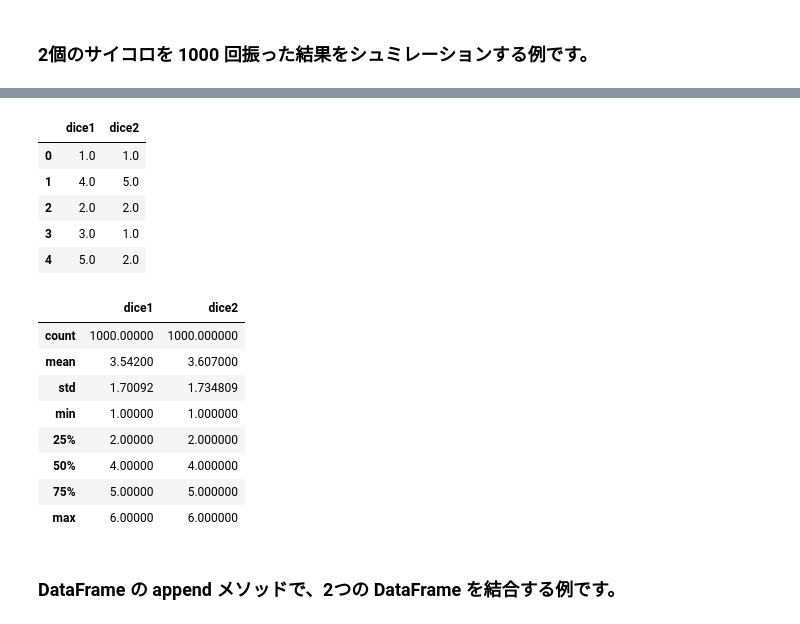
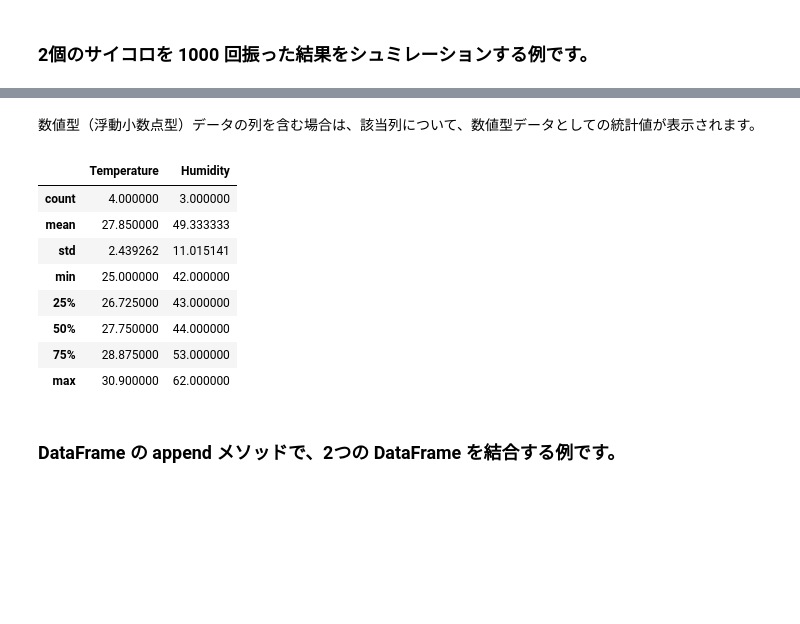
Before and after one commit to enakai00/numpy-pandas-tutorial, a Jupyter notebook: 05-pandas DataFrame-01.ipynb, the cells around one changed output, grey strips where cells are left out. Cells and saved outputs as stored; diff of their text form; code cells hidden in the pictures; blank space fills up the shorter version.

```diff
--- a/05-pandas DataFrame-01.ipynb
+++ b/05-pandas DataFrame-01.ipynb
@@ -138,29 +140,17 @@ diceroll.describe()
-# %%
-diceroll = DataFrame(columns=['dice1', 'dice2'])
-for i in range(1000):
-    diceroll = diceroll.append(
-        Series(list(map(float, randint(1, 7, 2))), index=['dice1', 'dice2']),
-        ignore_index = True)
-diceroll[:5]
-# %% [output]
-|  | dice1 | dice2 |
-| 0 | 1.0 | 1.0 |
-| 1 | 4.0 | 5.0 |
-| 2 | 2.0 | 2.0 |
-| 3 | 3.0 | 1.0 |
-| 4 | 5.0 | 2.0 |
+# %% [markdown]
+数値型（浮動小数点型）データの列を含む場合は、該当列について、数値型データとしての統計値が表示されます。
 # %%
-diceroll.describe()
+cities.describe()
 # %% [output]
-|  | dice1 | dice2 |
-| count | 1000.00000 | 1000.000000 |
-| mean | 3.54200 | 3.607000 |
-| std | 1.70092 | 1.734809 |
-| min | 1.00000 | 1.000000 |
-| 25% | 2.00000 | 2.000000 |
-| 50% | 4.00000 | 4.000000 |
-| 75% | 5.00000 | 5.000000 |
-| max | 6.00000 | 6.000000 |
+|  | Temperature | Humidity |
+| count | 4.000000 | 3.000000 |
+| mean | 27.850000 | 49.333333 |
+| std | 2.439262 | 11.015141 |
+| min | 25.000000 | 42.000000 |
+| 25% | 26.725000 | 43.000000 |
+| 50% | 27.750000 | 44.000000 |
+| 75% | 28.875000 | 53.000000 |
+| max | 30.900000 | 62.000000 |
 # %% [markdown]
 ### DataFrame の append メソッドで、2つの DataFrame を結合する例です。
 # %%
```
Also changed, not shown: parts of 17 cells of this notebook, 1 other file.
